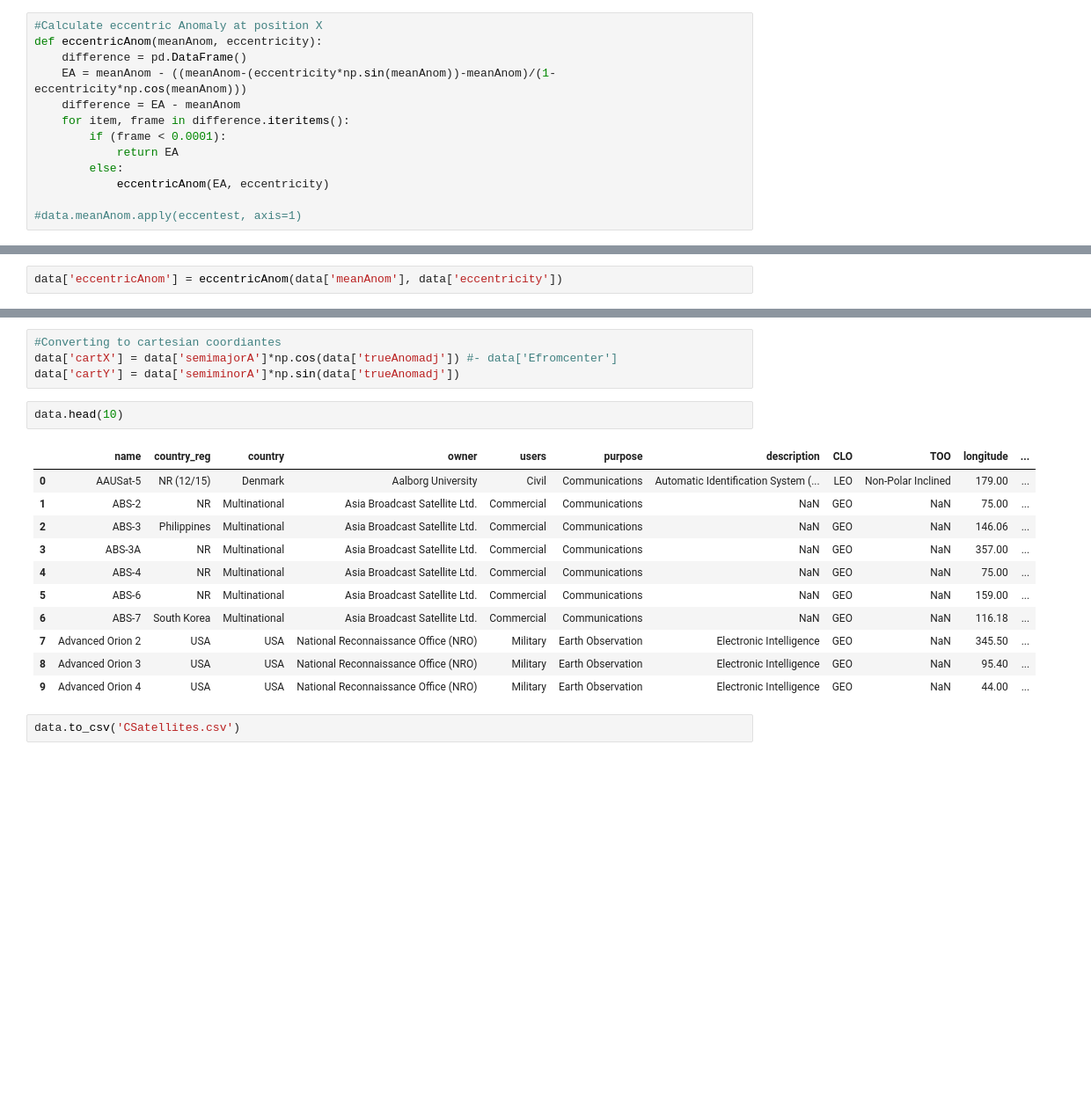
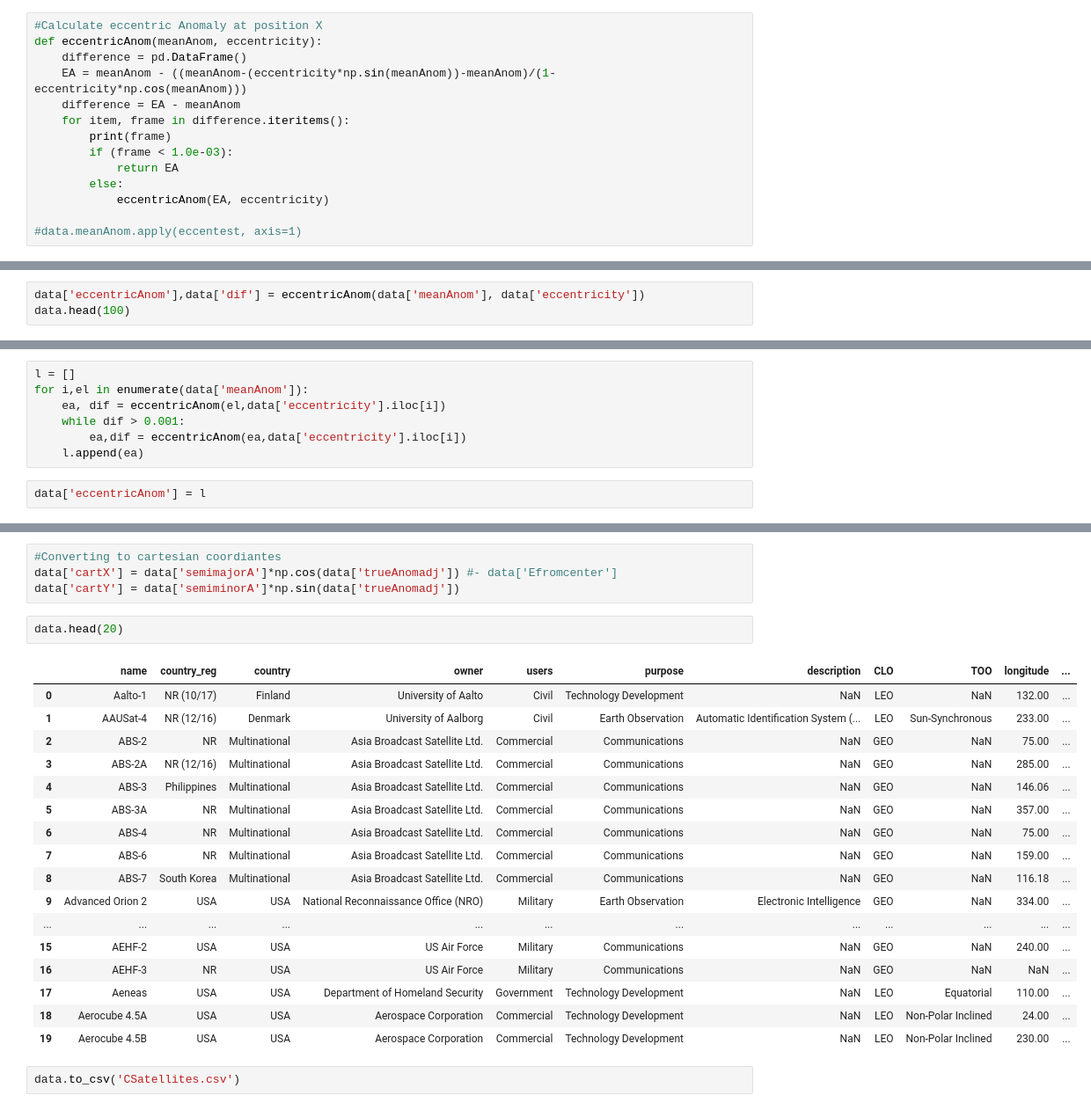
Before and after one commit to Ianssmith/Satellite_Map, a Jupyter notebook: satellites.ipynb, the cells around one changed output, grey strips where cells are left out. Shown: that part at 88% size. Saved outputs shown, nothing was run; the diff lists cells and outputs as text; blank space fills up the shorter version.

Commit message:
adds in new data refactors//improves eccentric anomaly calculation

```diff
--- a/satellites.ipynb
+++ b/satellites.ipynb
@@ -276,7 +296,8 @@ def eccentricAnom(meanAnom, eccentricity):
     EA = meanAnom - ((meanAnom-(eccentricity*np.sin(meanAnom))-meanAnom)/(1-eccentricity*np.cos(meanAnom)))
     difference = EA - meanAnom
     for item, frame in difference.iteritems():
-        if (frame < 0.0001):
+        print(frame)
+        if (frame < 1.0e-03):
             return EA
         else:
             eccentricAnom(EA, eccentricity)
@@ -285,2 +312,3 @@ def eccentricAnom(meanAnom, eccentricity):
 # %%
-data['eccentricAnom'] = eccentricAnom(data['meanAnom'], data['eccentricity'])
+data['eccentricAnom'],data['dif'] = eccentricAnom(data['meanAnom'], data['eccentricity'])
+data.head(100)
@@ -287,3 +333,12 @@ data['eccentricAnom'] = eccentricAnom(data['meanAnom'], data['eccentricity'])
+# %%
+l = []
+for i,el in enumerate(data['meanAnom']):
+    ea, dif = eccentricAnom(el,data['eccentricity'].iloc[i])
+    while dif > 0.001:
+        ea,dif = eccentricAnom(ea,data['eccentricity'].iloc[i])
+    l.append(ea)
+# %%
+data['eccentricAnom'] = l
 # %%
 #checking
 data.loc[780]
@@ -322,19 +377,25 @@ data['distanceAt'] = (data['semimajorA'] * (1-data['eccentricity']*np.cos(data['
 data['cartX'] = data['semimajorA']*np.cos(data['trueAnomadj']) #- data['Efromcenter']
 data['cartY'] = data['semiminorA']*np.sin(data['trueAnomadj'])
 # %%
-data.head(10)
+data.head(20)
 # %% [output]
 |  | name | country_reg | country | owner | users | purpose | description | CLO | TOO | longitude | ... |
-| 0 | AAUSat-5 | NR (12/15) | Denmark | Aalborg University | Civil | Communications | Automatic Identification System (... | LEO | Non-Polar Inclined | 179.00 | ... |
-| 1 | ABS-2 | NR | Multinational | Asia Broadcast Satellite Ltd. | Commercial | Communications | NaN | GEO | NaN | 75.00 | ... |
-| 2 | ABS-3 | Philippines | Multinational | Asia Broadcast Satellite Ltd. | Commercial | Communications | NaN | GEO | NaN | 146.06 | ... |
-| 3 | ABS-3A | NR | Multinational | Asia Broadcast Satellite Ltd. | Commercial | Communications | NaN | GEO | NaN | 357.00 | ... |
-| 4 | ABS-4 | NR | Multinational | Asia Broadcast Satellite Ltd. | Commercial | Communications | NaN | GEO | NaN | 75.00 | ... |
-| 5 | ABS-6 | NR | Multinational | Asia Broadcast Satellite Ltd. | Commercial | Communications | NaN | GEO | NaN | 159.00 | ... |
-| 6 | ABS-7 | South Korea | Multinational | Asia Broadcast Satellite Ltd. | Commercial | Communications | NaN | GEO | NaN | 116.18 | ... |
-| 7 | Advanced Orion 2 | USA | USA | National Reconnaissance Office (NRO) | Military | Earth Observation | Electronic Intelligence | GEO | NaN | 345.50 | ... |
-| 8 | Advanced Orion 3 | USA | USA | National Reconnaissance Office (NRO) | Military | Earth Observation | Electronic Intelligence | GEO | NaN | 95.40 | ... |
-| 9 | Advanced Orion 4 | USA | USA | National Reconnaissance Office (NRO) | Military | Earth Observation | Electronic Intelligence | GEO | NaN | 44.00 | ... |
+| 0 | Aalto-1 | NR (10/17) | Finland | University of Aalto | Civil | Technology Development | NaN | LEO | NaN | 132.00 | ... |
+| 1 | AAUSat-4 | NR (12/16) | Denmark | University of Aalborg | Civil | Earth Observation | Automatic Identification System (... | LEO | Sun-Synchronous | 233.00 | ... |
+| 2 | ABS-2 | NR | Multinational | Asia Broadcast Satellite Ltd. | Commercial | Communications | NaN | GEO | NaN | 75.00 | ... |
+| 3 | ABS-2A | NR (12/16) | Multinational | Asia Broadcast Satellite Ltd. | Commercial | Communications | NaN | GEO | NaN | 285.00 | ... |
+| 4 | ABS-3 | Philippines | Multinational | Asia Broadcast Satellite Ltd. | Commercial | Communications | NaN | GEO | NaN | 146.06 | ... |
+| 5 | ABS-3A | NR | Multinational | Asia Broadcast Satellite Ltd. | Commercial | Communications | NaN | GEO | NaN | 357.00 | ... |
+| 6 | ABS-4 | NR | Multinational | Asia Broadcast Satellite Ltd. | Commercial | Communications | NaN | GEO | NaN | 75.00 | ... |
+| 7 | ABS-6 | NR | Multinational | Asia Broadcast Satellite Ltd. | Commercial | Communications | NaN | GEO | NaN | 159.00 | ... |
+| 8 | ABS-7 | South Korea | Multinational | Asia Broadcast Satellite Ltd. | Commercial | Communications | NaN | GEO | NaN | 116.18 | ... |
+| 9 | Advanced Orion 2 | USA | USA | National Reconnaissance Office (NRO) | Military | Earth Observation | Electronic Intelligence | GEO | NaN | 334.00 | ... |
+| ... | ... | ... | ... | ... | ... | ... | ... | ... | ... | ... | ... |
+| 15 | AEHF-2 | USA | USA | US Air Force | Military | Communications | NaN | GEO | NaN | 240.00 | ... |
+| 16 | AEHF-3 | NR | USA | US Air Force | Military | Communications | NaN | GEO | NaN | NaN | ... |
+| 17 | Aeneas | USA | USA | Department of Homeland Security | Government | Technology Development | NaN | LEO | Equatorial | 110.00 | ... |
+| 18 | Aerocube 4.5A | USA | USA | Aerospace Corporation | Commercial | Technology Development | NaN | LEO | Non-Polar Inclined | 24.00 | ... |
+| 19 | Aerocube 4.5B | USA | USA | Aerospace Corporation | Commercial | Technology Development | NaN | LEO | Non-Polar Inclined | 230.00 | ... |
 # %%
 data.to_csv('CSatellites.csv')
 # %%
```
Also changed, not shown: parts of 21 cells of this notebook, 6 other files.
